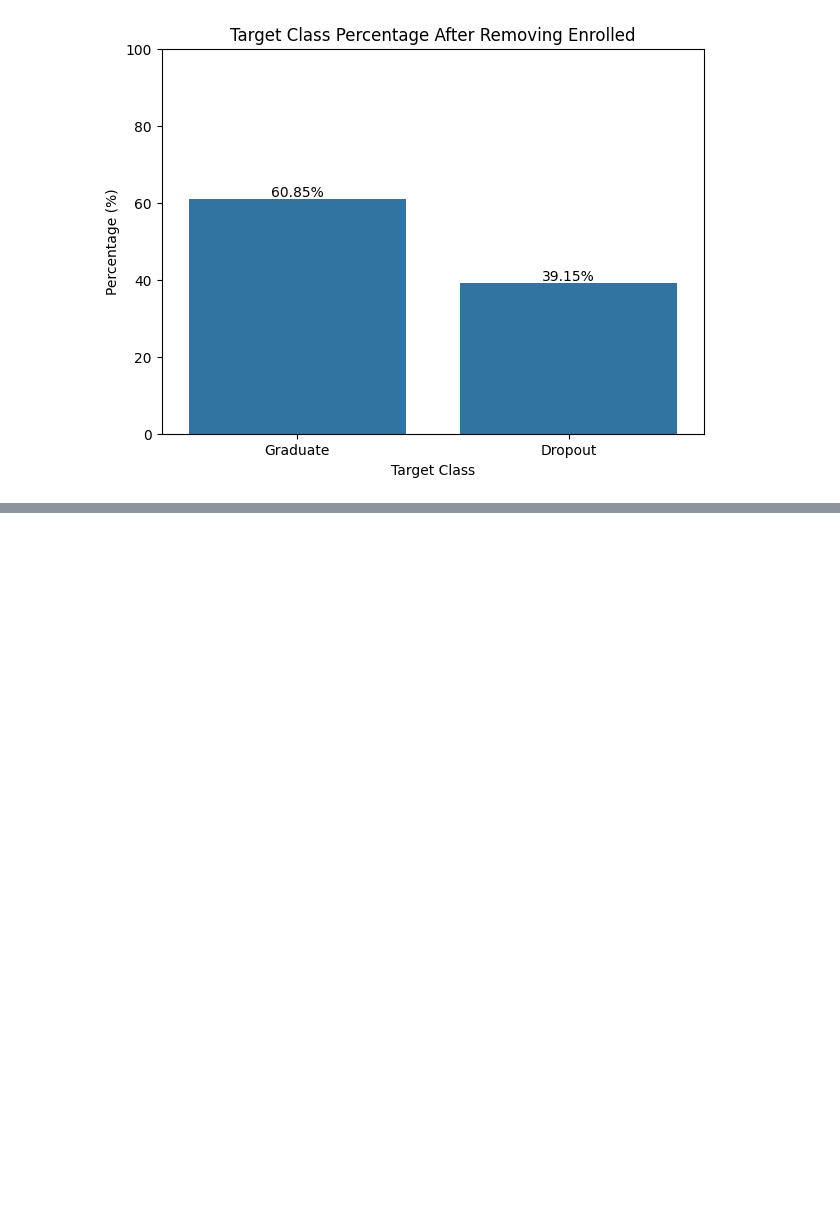
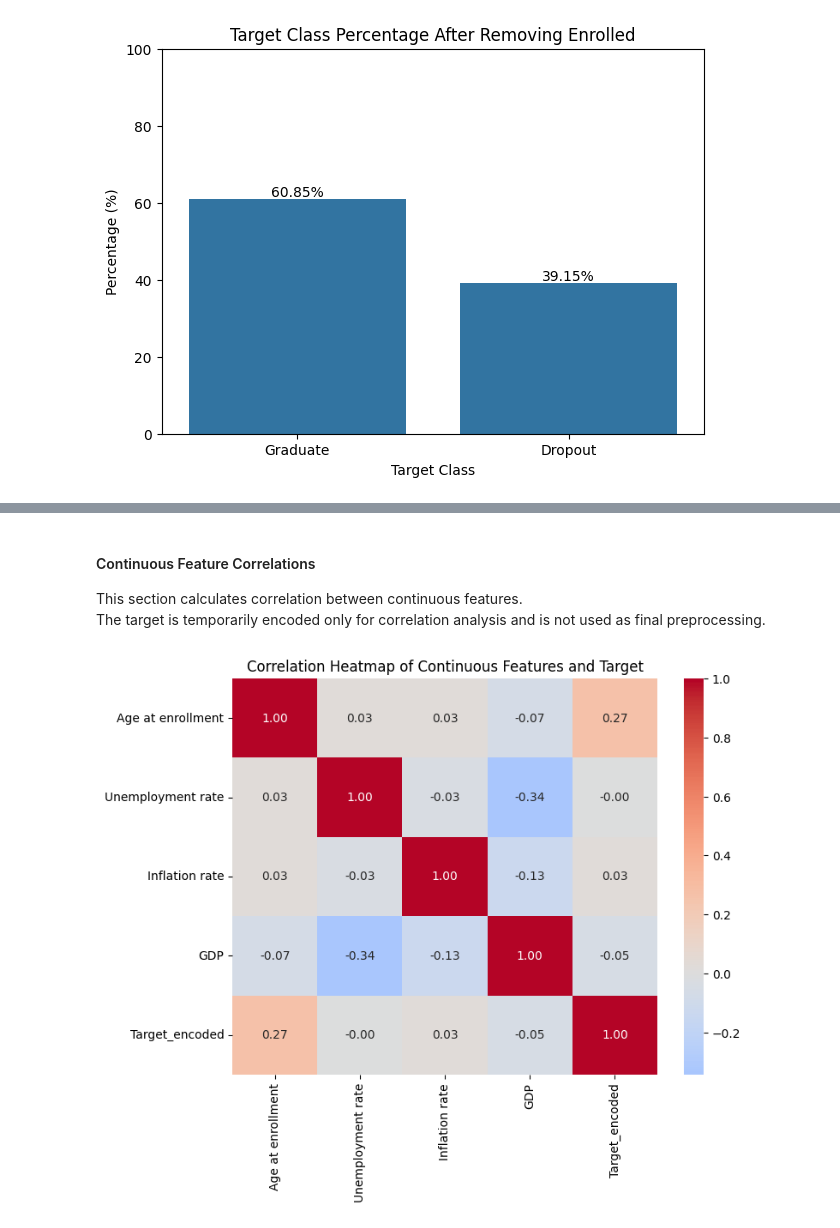
Before and after one commit to LecyLecy/student-dropout-prediction-ml, a Jupyter notebook: notebooks/01_eda.ipynb, the cells around one changed output, grey strips where cells are left out. Saved outputs shown, nothing was run; the diff lists cells and outputs as text; code cells hidden in the pictures; blank space fills up the shorter version.

```diff
--- a/notebooks/01_eda.ipynb
+++ b/notebooks/01_eda.ipynb
@@ -127,0 +221,23 @@ Removed Enrolled rows: 794
+# %%
+continuous_features = [
+    "Age at enrollment",
+    "Unemployment rate",
+    "Inflation rate",
+    "GDP"
+]
+
+continuous_features = [
+    col for col in continuous_features
+    if col in df_binary.columns
+]
+
+categorical_like_features = [
+    col for col in df_binary.columns
+    if col not in continuous_features and col != "Target"
+]
+
+print("Continuous features:", len(continuous_features))
+print(continuous_features)
+
+print("\nCategorical-like features:", len(categorical_like_features))
+print(categorical_like_features)
@@ -149,0 +475,29 @@ plt.show()
+# %% [markdown]
+#### Continuous Feature Correlations
+
+This section calculates correlation between continuous features.
+The target is temporarily encoded only for correlation analysis and is not used as final preprocessing.
+# %%
+corr_data = df_binary[continuous_features].copy()
+
+corr_data["Target_encoded"] = df_binary["Target"].map({
+    "Graduate": 0,
+    "Dropout": 1
+})
+
+continuous_corr = corr_data.corr()
+
+plt.figure(figsize=(8, 6))
+
+sns.heatmap(
+    continuous_corr,
+    annot=True,
+    cmap="coolwarm",
+    center=0,
+    fmt=".2f"
+)
+
+plt.title("Correlation Heatmap of Continuous Features and Target")
+plt.show()
+# %% [output]
+[figure, added]
```
Also changed, not shown: parts of 39 cells of this notebook.
